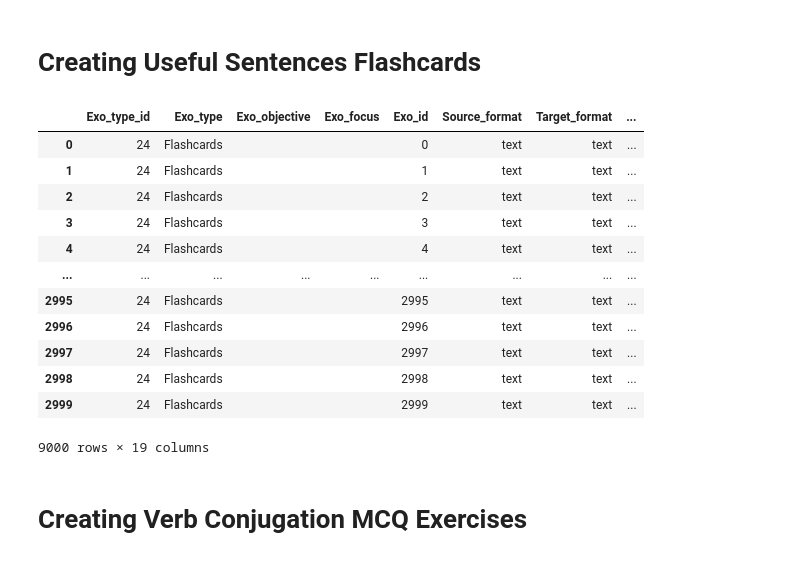
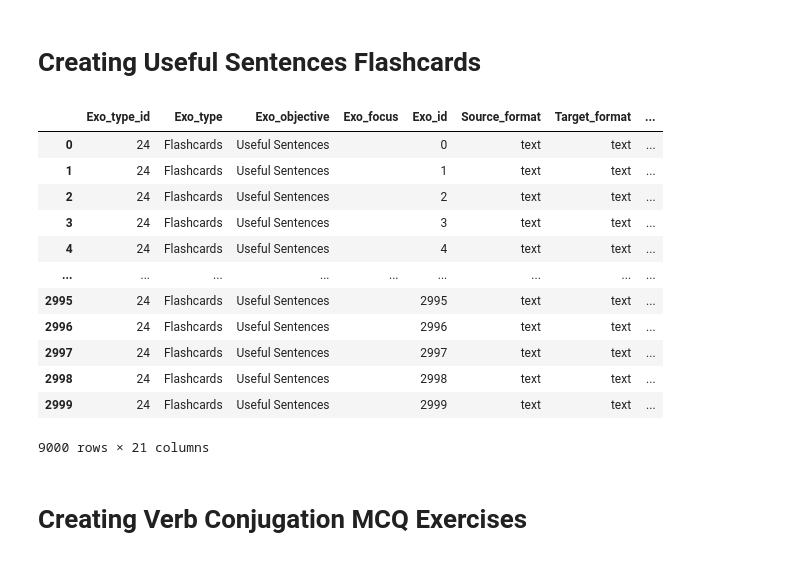
Before and after one commit to hugolpz/WeSpeaxExos, a Jupyter notebook: en/English_Exercises.ipynb, the cells around one changed output. Drawn from its saved outputs; the diff is of its cells as text; code cells hidden in the pictures.

```diff
--- a/en/English_Exercises.ipynb
+++ b/en/English_Exercises.ipynb
@@ -11,21 +11,21 @@ from lemminflect import getAllInflections
 # Import all 3 sheets of the 700 Sentences dataset
 # %%
 df_7000_sents_1 = pd.read_excel(
-    "../7000 Sentences Corpus With IDs.xlsx",
+    "../data/corpus/7000 Sentences Corpus With IDs.xlsx",
     sheet_name="3000",
     usecols=["ID", "French", "English"],
     na_values=['NA'],
 )
 
 df_7000_sents_2 = pd.read_excel(
-    "../7000 Sentences Corpus With IDs.xlsx",
+    "../data/corpus/7000 Sentences Corpus With IDs.xlsx",
     sheet_name="6000",
     usecols=["ID", "French", "English"],
     na_values=['NA'],
 )
 
 df_7000_sents_3 = pd.read_excel(
-    "../7000 Sentences Corpus With IDs.xlsx",
+    "../data/corpus/7000 Sentences Corpus With IDs.xlsx",
     sheet_name="1000",
     usecols=["ID", "French", "English"],
     na_values=['NA'],
@@ -34,17 +34,11 @@ df_7000_sents_3 = pd.read_excel(
 # Import the 3000 Words dataset
 # %%
 df_3000_words = pd.read_excel(
-    "../3000 Hindi Words Corpus With IDs.xlsx",
+    "../data/corpus/3000 Hindi Words Corpus With IDs.xlsx",
     sheet_name="Feuille1",
     usecols=["ID", "French Word", "English Word"],
     na_values=["NA"],
 )
-
-# df_6000_words = pd.read_excel(
-#     "../6000 Hindi Words Corpus With IDs.xlsx",
-#     usecols=["ID", "French Word", "English Word"],
-#     na_values=["NA"],
-# )
 # %% [markdown]
 # Download a Stanza Language Model for English and French into the directory "../stanza_models"
 # %%
@@ -59,6 +53,5 @@ Downloading https://raw.githubusercontent.com/stanfordnlp/stanza-resources/main/
 
 ## Which is assigned to the variable 'nlp_en' and 'nlp_fr' using the Pipeline() class
 # %%
-nlp_en_stanza = stanza.Pipeline(lang='en', dir='../stanza_models')
-# nlp_fr_stanza = stanza.Pipeline(lang='fr', dir='../stanza_models')
+nlp_en_stanza = stanza.Pipeline(lang='en')
 # %% [output]
@@ -436,76 +359,55 @@ def sentence_flashcards(df_source):
         [
             "24",
             "Flashcards",
+            "Useful Sentences",
             "",
-            "",
-            str(index),
+            str(exo_id),
             "text",
             "text",
             df_source["ID"][i],
             "",
             "French",
             "English",
             str(df_source["English"][i]),
             "",
-            str(df_source["French"][i]),
+            "",
             str(df_source["English"][i]),
             "",
             "",
             "",
             "",
+            "",
+            "",
         ]
-        for index, i in enumerate(range(len(df_source)))
+        for exo_id, i in enumerate(range(len(df_source)))
     ]
-
-# add exercise to dataset
-cols = [
-    "Exo_type_id",
-    "Exo_type",
-    "Exo_objective",
-    "Exo_focus",
-    "Exo_id",
-    "Source_format",
-    "Target_format",
-    "Source_sentence_id",
-    "Source_word_id",
-    "Source_lang",
-    "Target_lang",
-    "Full_sentence",
-    "Instruction",
-    "Sentence_w_blank",
-    "Right_answer",
-    "Options",
-    "Explanation",
-    "Difficulty",
-    "Remediation"
-]
 
 data_s_fc_1 = sentence_flashcards(df_7000_sents_1)
 df_s_fc_1 = pd.DataFrame(data_s_fc_1, columns=cols)
 
 data_s_fc_2 = sentence_flashcards(df_7000_sents_1)
 df_s_fc_2 = pd.DataFrame(data_s_fc_2, columns=cols)
 
 data_s_fc_3 = sentence_flashcards(df_7000_sents_1)
 df_s_fc_3 = pd.DataFrame(data_s_fc_3, columns=cols)
 
 frames_s_fc = [df_s_fc_1, df_s_fc_2, df_s_fc_3]
 df_s_fc = pd.concat(frames_s_fc)
 df_s_fc
 # %% [output]
 |  | Exo_type_id | Exo_type | Exo_objective | Exo_focus | Exo_id | Source_format | Target_format | ... |
-| 0 | 24 | Flashcards |  |  | 0 | text | text | ... |
-| 1 | 24 | Flashcards |  |  | 1 | text | text | ... |
-| 2 | 24 | Flashcards |  |  | 2 | text | text | ... |
-| 3 | 24 | Flashcards |  |  | 3 | text | text | ... |
-| 4 | 24 | Flashcards |  |  | 4 | text | text | ... |
+| 0 | 24 | Flashcards | Useful Sentences |  | 0 | text | text | ... |
+| 1 | 24 | Flashcards | Useful Sentences |  | 1 | text | text | ... |
+| 2 | 24 | Flashcards | Useful Sentences |  | 2 | text | text | ... |
+| 3 | 24 | Flashcards | Useful Sentences |  | 3 | text | text | ... |
+| 4 | 24 | Flashcards | Useful Sentences |  | 4 | text | text | ... |
 | ... | ... | ... | ... | ... | ... | ... | ... | ... |
-| 2995 | 24 | Flashcards |  |  | 2995 | text | text | ... |
-| 2996 | 24 | Flashcards |  |  | 2996 | text | text | ... |
-| 2997 | 24 | Flashcards |  |  | 2997 | text | text | ... |
-| 2998 | 24 | Flashcards |  |  | 2998 | text | text | ... |
-| 2999 | 24 | Flashcards |  |  | 2999 | text | text | ... |
+| 2995 | 24 | Flashcards | Useful Sentences |  | 2995 | text | text | ... |
+| 2996 | 24 | Flashcards | Useful Sentences |  | 2996 | text | text | ... |
+| 2997 | 24 | Flashcards | Useful Sentences |  | 2997 | text | text | ... |
+| 2998 | 24 | Flashcards | Useful Sentences |  | 2998 | text | text | ... |
+| 2999 | 24 | Flashcards | Useful Sentences |  | 2999 | text | text | ... |
-9000 rows × 19 columns
+9000 rows × 21 columns
 # %% [markdown]
 # Creating Verb Conjugation MCQ Exercises
 # %%
```
Also changed, not shown: parts of 10 cells of this notebook, 1 other file.
